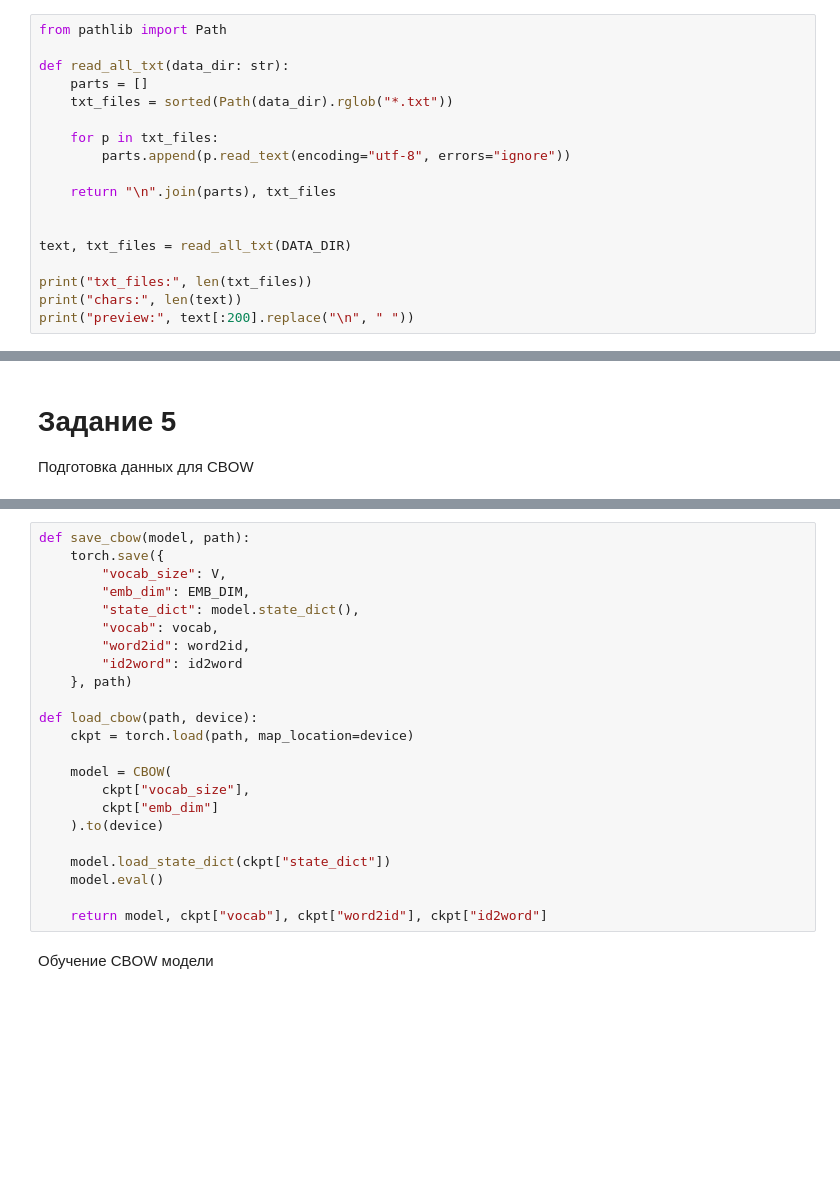
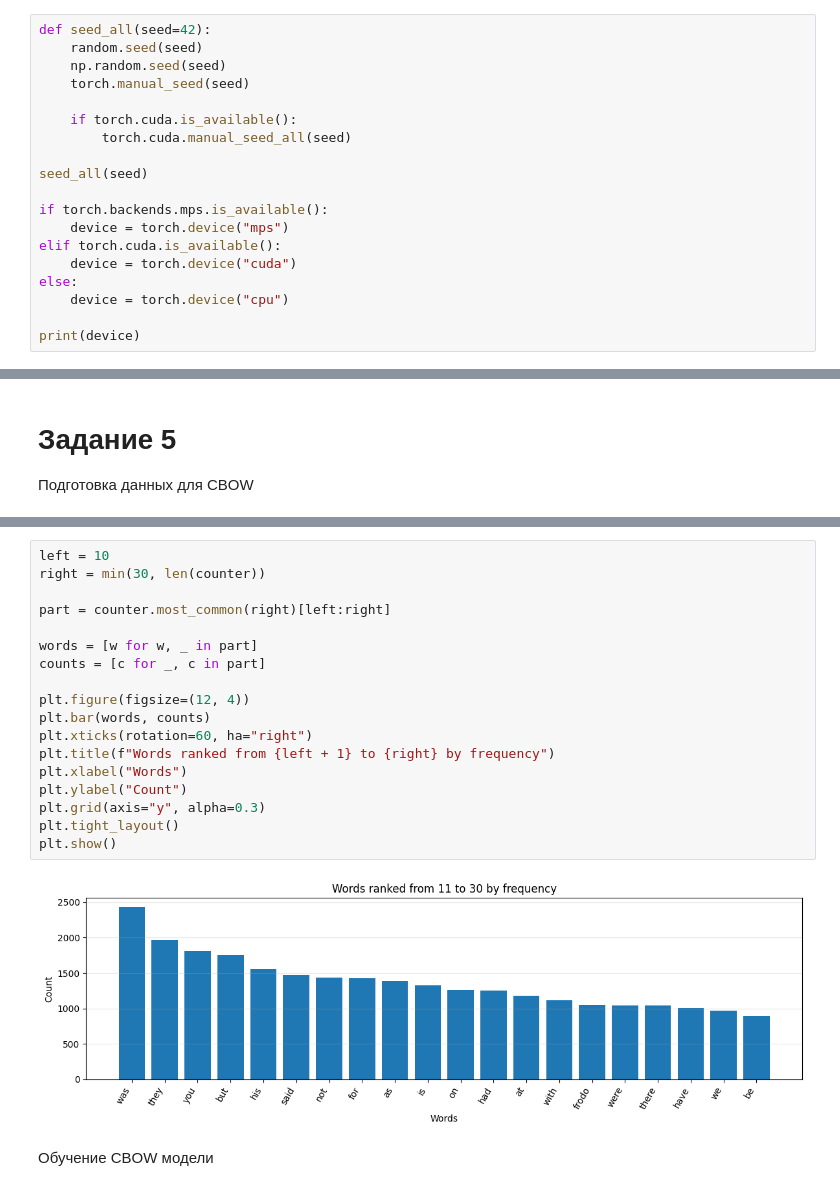
Before and after one commit to XXXXXX1X1/PAC, a Jupyter notebook: 4_semestr/5_Lab/main.ipynb, the cells around one changed output, grey strips where cells are left out. Saved outputs shown, nothing was run; the diff lists cells and outputs as text; blank space fills up the shorter version.

```diff
--- a/4_semestr/5_Lab/main.ipynb
+++ b/4_semestr/5_Lab/main.ipynb
@@ -48,21 +40,22 @@ device: cuda
 # %% [markdown]
 Загрузка исходного теста
 # %%
-from pathlib import Path
+def seed_all(seed=42):
+    random.seed(seed)
+    np.random.seed(seed)
+    torch.manual_seed(seed)
 
-def read_all_txt(data_dir: str):
-    parts = []
-    txt_files = sorted(Path(data_dir).rglob("*.txt"))
+    if torch.cuda.is_available():
+        torch.cuda.manual_seed_all(seed)
 
-    for p in txt_files:
-        parts.append(p.read_text(encoding="utf-8", errors="ignore"))
+seed_all(seed)
 
-    return "\n".join(parts), txt_files
+if torch.backends.mps.is_available():
+    device = torch.device("mps")
+elif torch.cuda.is_available():
+    device = torch.device("cuda")
+else:
+    device = torch.device("cpu")
 
-
-text, txt_files = read_all_txt(DATA_DIR)
-
-print("txt_files:", len(txt_files))
-print("chars:", len(text))
-print("preview:", text[:200].replace("\n", " "))
+print(device)
 # %% [output]
@@ -498,25 +763,22 @@ cbow_opt = torch.optim.Adam(cbow_model.parameters(), lr=2e-3)
-# %%
-def save_cbow(model, path):
-    torch.save({
-        "vocab_size": V,
-        "emb_dim": EMB_DIM,
-        "state_dict": model.state_dict(),
-        "vocab": vocab,
-        "word2id": word2id,
-        "id2word": id2word
-    }, path)
-
-def load_cbow(path, device):
-    ckpt = torch.load(path, map_location=device)
-
-    model = CBOW(
-        ckpt["vocab_size"],
-        ckpt["emb_dim"]
-    ).to(device)
-
-    model.load_state_dict(ckpt["state_dict"])
-    model.eval()
-
-    return model, ckpt["vocab"], ckpt["word2id"], ckpt["id2word"]
+# %%
+left = 10
+right = min(30, len(counter))
+
+part = counter.most_common(right)[left:right]
+
+words = [w for w, _ in part]
+counts = [c for _, c in part]
+
+plt.figure(figsize=(12, 4))
+plt.bar(words, counts)
+plt.xticks(rotation=60, ha="right")
+plt.title(f"Words ranked from {left + 1} to {right} by frequency")
+plt.xlabel("Words")
+plt.ylabel("Count")
+plt.grid(axis="y", alpha=0.3)
+plt.tight_layout()
+plt.show()
+# %% [output]
+[figure, added]
 # %% [markdown]
 Обучение CBOW модели
```
Also changed, not shown: parts of 30 cells of this notebook, 2 other files.
